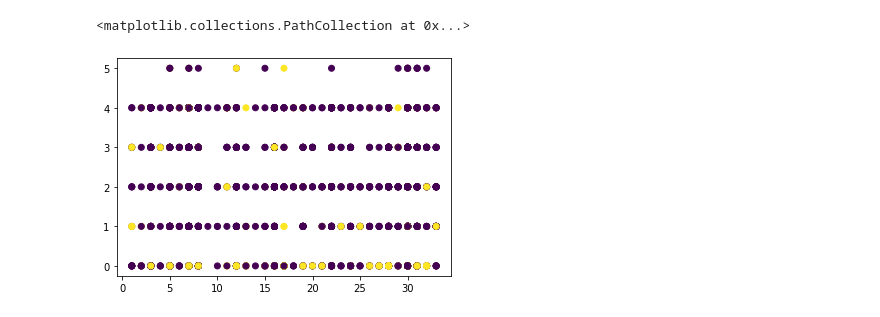
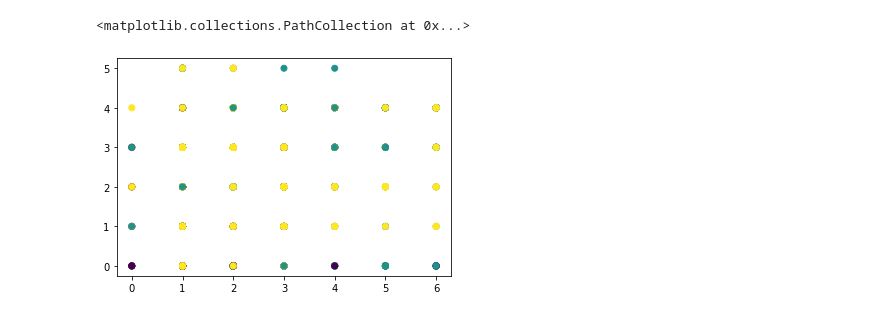
Before and after one commit to a-smaruj/Segmentacja, a Jupyter notebook: main.ipynb, the cells around one changed output. Saved outputs shown, nothing was run; the diff lists cells and outputs as text; code cells hidden in the pictures.

Commit message:
Add data analysis and second and third trial of k-means

```diff
--- a/main.ipynb
+++ b/main.ipynb
@@ -89,6 +199,5 @@ print(data_2018.isnull().sum().to_markdown())
 # %%
 scaler = StandardScaler()
-
-scaler.fit(data_2018)
-
-scaled_data = scaler.transform(data_2018)
+scaler.fit(data_2018_quantitative)
+scaled_data = scaler.transform(data_2018_quantitative)
+scaled_data
@@ -126,5 +249,5 @@ generate_elbow_plot(clusters_centers, k_values)
 # %%
-kmeans_model = KMeans(n_clusters = 2)
+kmeans_model = KMeans(n_clusters = 3)
 
 kmeans_model.fit(scaled_data)
 # %% [output]
@@ -132,5 +255,5 @@ KMeans(n_clusters=2)
 # %%
-data_2018["clusters"] = kmeans_model.labels_
+data_2018_quantitative['clusters'] = kmeans_model.labels_
 
-data_2018.head()
+data_2018_quantitative.head()
 # %% [output]
@@ -144,7 +272,7 @@ data_2018.head()
 # %%
-plt.scatter(data_2018['AIRLINE_CODE'],
-            data_2018['Q22Income'],
-            c = data_2018["clusters"])
+plt.scatter(data_2018_quantitative['Q5TIMESFLOWN'],
+            data_2018_quantitative['Q22Income'],
+            c = data_2018_quantitative['clusters'])
 # %% [output]
 <matplotlib.collections.PathCollection at 0x...>
-[figure, old version]
+[figure, new version]
```
Also changed, not shown: parts of 46 cells of this notebook, 1 other file.
